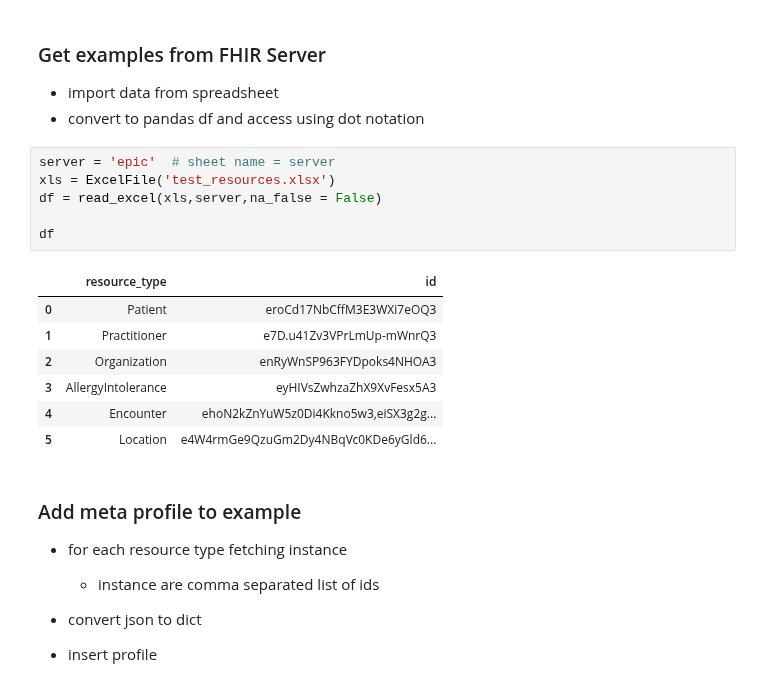
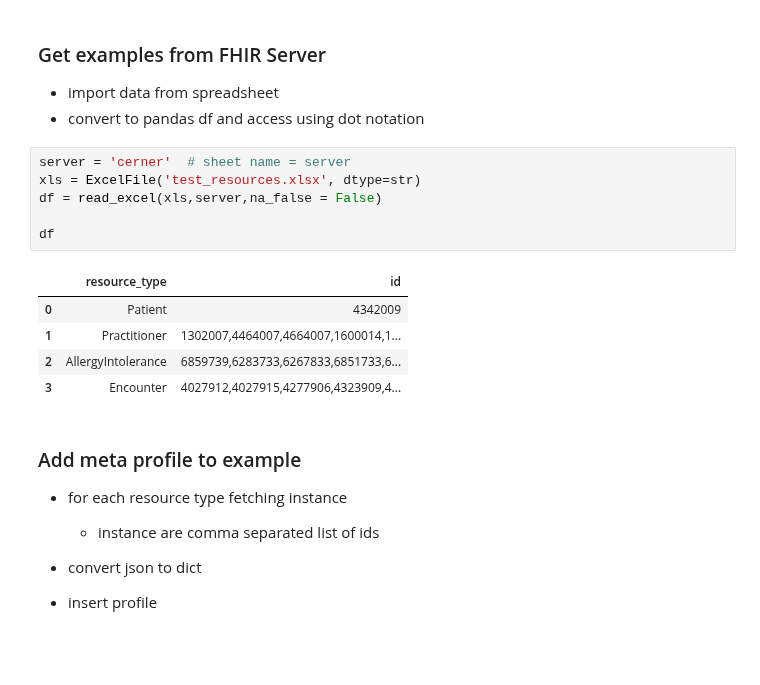
Before and after one commit to Healthedata1/MyNotebooks, a Jupyter notebook: Validator_Tools/ArgoR4SprintTester.ipynb, the cells around one changed output. Saved outputs shown, nothing was run; the diff lists cells and outputs as text; blank space fills up the shorter version.

```diff
--- a/Validator_Tools/ArgoR4SprintTester.ipynb
+++ b/Validator_Tools/ArgoR4SprintTester.ipynb
@@ -69,19 +73,17 @@ f_servers = dict(epic='https://connectathon.epic.com/Interconnect-Fhir-Unsecure/
 - import data from spreadsheet
 - convert to pandas df and access using dot notation
 # %%
-server = 'epic'  # sheet name = server
-xls = ExcelFile('test_resources.xlsx')
+server = 'cerner'  # sheet name = server
+xls = ExcelFile('test_resources.xlsx', dtype=str)
 df = read_excel(xls,server,na_false = False)
 
 df
 # %% [output]
 |  | resource_type | id |
-| 0 | Patient | eroCd17NbCffM3E3WXi7eOQ3 |
-| 1 | Practitioner | e7D.u41Zv3VPrLmUp-mWnrQ3 |
-| 2 | Organization | enRyWnSP963FYDpoks4NHOA3 |
-| 3 | AllergyIntolerance | eyHIVsZwhzaZhX9XvFesx5A3 |
-| 4 | Encounter | ehoN2kZnYuW5z0Di4Kkno5w3,eiSX3g2g... |
-| 5 | Location | e4W4rmGe9QzuGm2Dy4NBqVc0KDe6yGld6... |
+| 0 | Patient | 4342009 |
+| 1 | Practitioner | 1302007,4464007,4664007,1600014,1... |
+| 2 | AllergyIntolerance | 6859739,6283733,6267833,6851733,6... |
+| 3 | Encounter | 4027912,4027915,4277906,4323909,4... |
 # %% [markdown]
 ### Add meta profile to example
 
```
Also changed, not shown: parts of 8 cells of this notebook, 4 other files.
